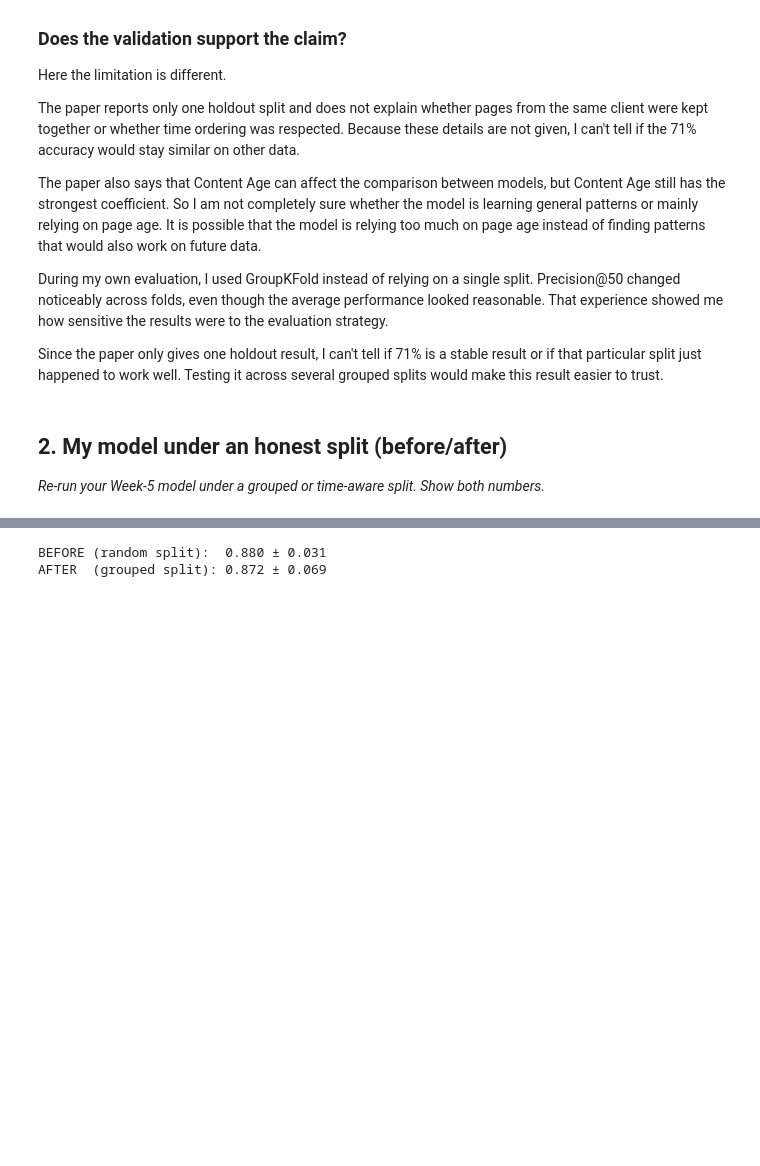
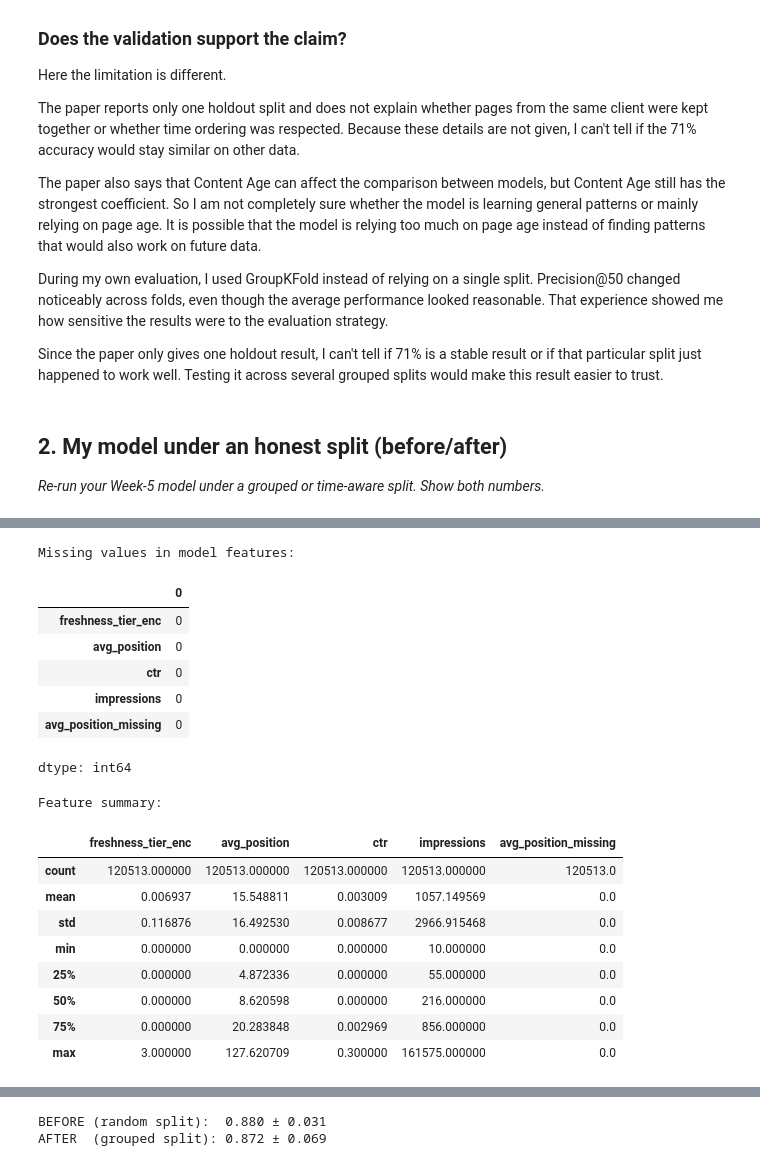
Before and after one commit to KinzaAsif2456/discoverey, a Jupyter notebook: work/notebooks/w06_validation_audit.ipynb, the cells around one changed output, grey strips where cells are left out. Saved outputs shown, nothing was run; the diff lists cells and outputs as text; code cells hidden in the pictures; blank space fills up the shorter version.

```diff
--- a/work/notebooks/w06_validation_audit.ipynb
+++ b/work/notebooks/w06_validation_audit.ipynb
@@ -85,0 +281,14 @@ df = pd.read_csv("flyrank-ml-internship-starter/data/raw/content_refresh_anonymi
+# %%
+
+# STEP 7 — Create the decline label
+
+df["is_declining_label"] = (
+    df["outcome_impressions"]
+    < 0.80 * df["impressions"]
+).astype(int)
+
+
+print(
+    "Overall decline rate:",
+    f"{df['is_declining_label'].mean():.3f}"
+)
@@ -96,0 +402,39 @@ duplicate content_id rows: 0
+# %%
+
+# STEP 10 — Feature sanity checks
+
+
+print("\nMissing values in model features:")
+
+display(
+    df[FEATURES]
+    .isna()
+    .sum()
+)
+
+
+print("\nFeature summary:")
+
+display(
+    df[FEATURES]
+    .describe()
+)
+# %% [output]
+Missing values in model features:
+|  | 0 |
+| freshness_tier_enc | 0 |
+| avg_position | 0 |
+| ctr | 0 |
+| impressions | 0 |
+| avg_position_missing | 0 |
+dtype: int64
+Feature summary:
+|  | freshness_tier_enc | avg_position | ctr | impressions | avg_position_missing |
+| count | 120513.000000 | 120513.000000 | 120513.000000 | 120513.000000 | 120513.0 |
+| mean | 0.006937 | 15.548811 | 0.003009 | 1057.149569 | 0.0 |
+| std | 0.116876 | 16.492530 | 0.008677 | 2966.915468 | 0.0 |
+| min | 0.000000 | 0.000000 | 0.000000 | 10.000000 | 0.0 |
+| 25% | 0.000000 | 4.872336 | 0.000000 | 55.000000 | 0.0 |
+| 50% | 0.000000 | 8.620598 | 0.000000 | 216.000000 | 0.0 |
+| 75% | 0.000000 | 20.283848 | 0.002969 | 856.000000 | 0.0 |
+| max | 3.000000 | 127.620709 | 0.300000 | 161575.000000 | 0.0 |
```
Also changed, not shown: parts of 13 cells of this notebook.
